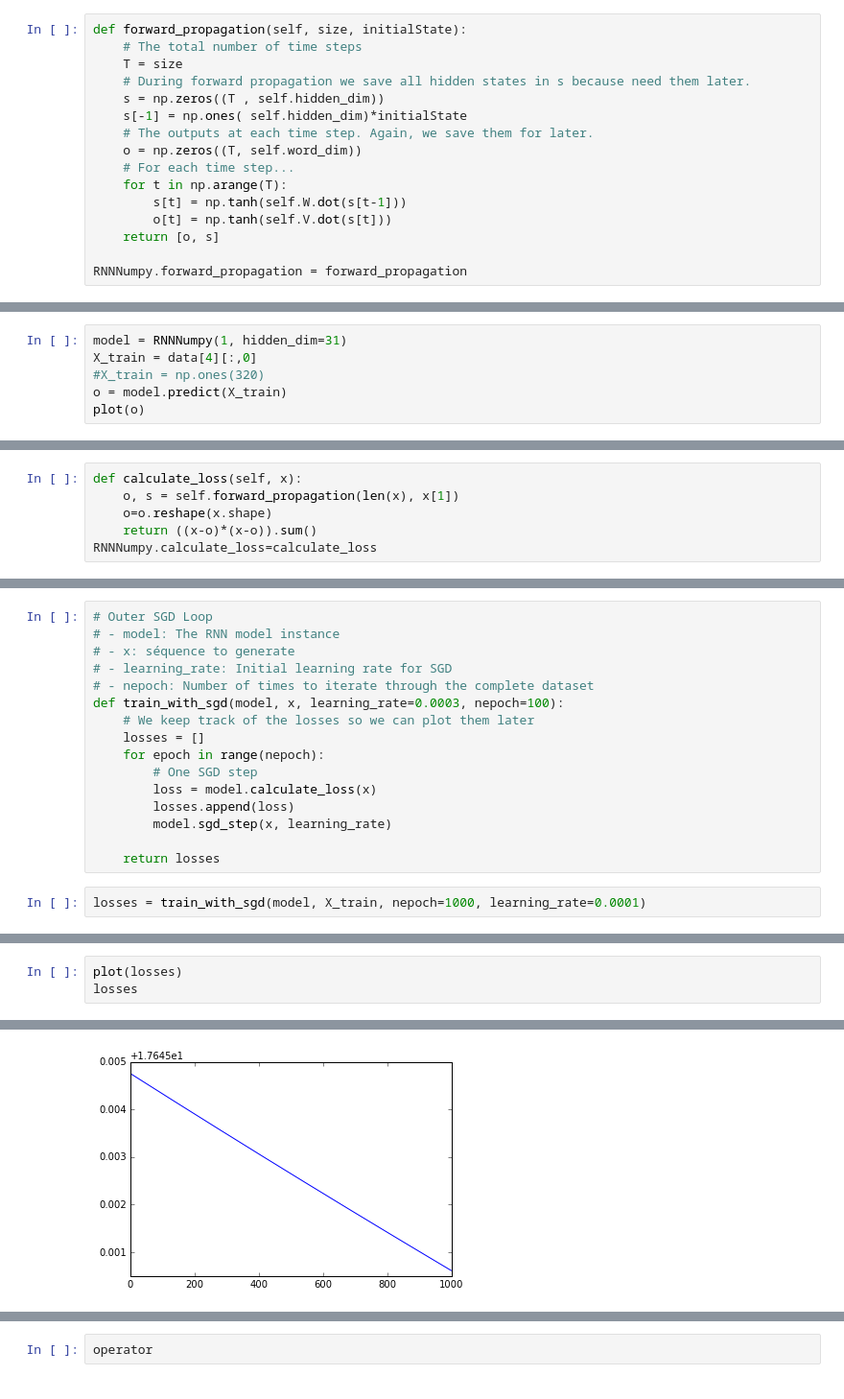
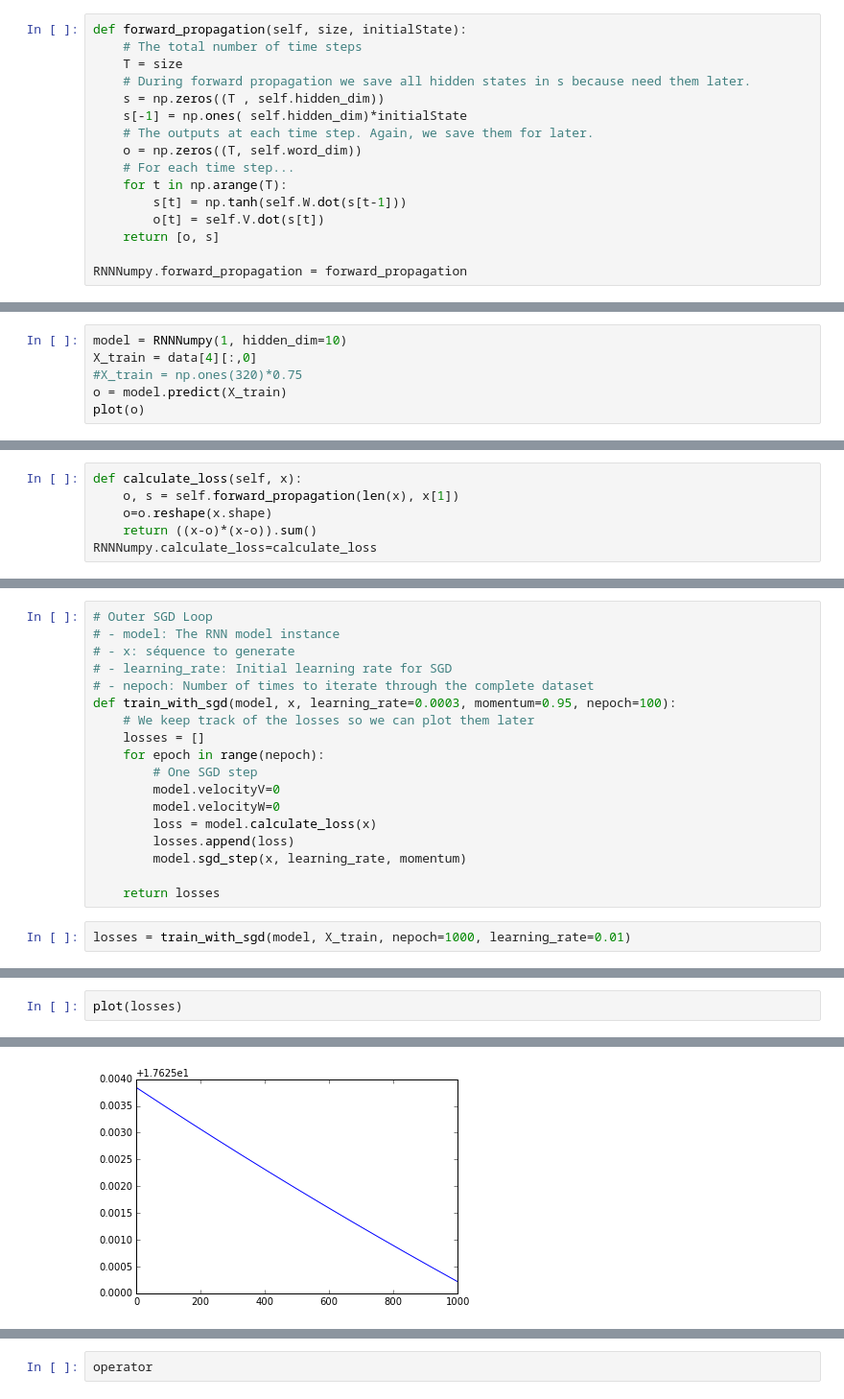
Before and after one commit to TheAcheriit/IAR-CWRNN, a Jupyter notebook: src/RNNTestNumpy.ipynb, the cells around one changed output, grey strips where cells are left out. Shown: that part at 96% size. Saved outputs shown, nothing was run; the diff lists cells and outputs as text.

```diff
--- a/src/RNNTestNumpy.ipynb
+++ b/src/RNNTestNumpy.ipynb
@@ -55,7 +55,7 @@ def forward_propagation(self, size, initialState):
     # For each time step...
     for t in np.arange(T):
         s[t] = np.tanh(self.W.dot(s[t-1]))
-        o[t] = np.tanh(self.V.dot(s[t]))
+        o[t] = self.V.dot(s[t])
     return [o, s]
 
 RNNNumpy.forward_propagation = forward_propagation
@@ -67,9 +67,9 @@ def predict(self, x):
 
 RNNNumpy.predict = predict
 # %%
-model = RNNNumpy(1, hidden_dim=31)
+model = RNNNumpy(1, hidden_dim=10)
 X_train = data[4][:,0]
-#X_train = np.ones(320)
+#X_train = np.ones(320)*0.75
 o = model.predict(X_train)
 plot(o)
 # %% [output]
@@ -156,18 +153,20 @@ RNNNumpy.sgd_step = numpy_sdg_step
 # - x: séquence to generate
 # - learning_rate: Initial learning rate for SGD
 # - nepoch: Number of times to iterate through the complete dataset
-def train_with_sgd(model, x, learning_rate=0.0003, nepoch=100):
+def train_with_sgd(model, x, learning_rate=0.0003, momentum=0.95, nepoch=100):
     # We keep track of the losses so we can plot them later
     losses = []
     for epoch in range(nepoch):
         # One SGD step
+        model.velocityV=0
+        model.velocityW=0
         loss = model.calculate_loss(x)
         losses.append(loss)
-        model.sgd_step(x, learning_rate)
+        model.sgd_step(x, learning_rate, momentum)
 
     return losses
 # %%
-losses = train_with_sgd(model, X_train, nepoch=1000, learning_rate=0.0001)
+losses = train_with_sgd(model, X_train, nepoch=1000, learning_rate=0.01)
 # %%
 
 o = model.predict(X_train)
@@ -179,4 +178,3 @@ plot(X_train[:10])
 # %%
 plot(losses)
-losses
 # %% [output]
@@ -200 +182 @@ losses
-[figure, old version]
+[figure, new version]
```
Also changed, not shown: parts of 10 cells of this notebook, 3 other files.
